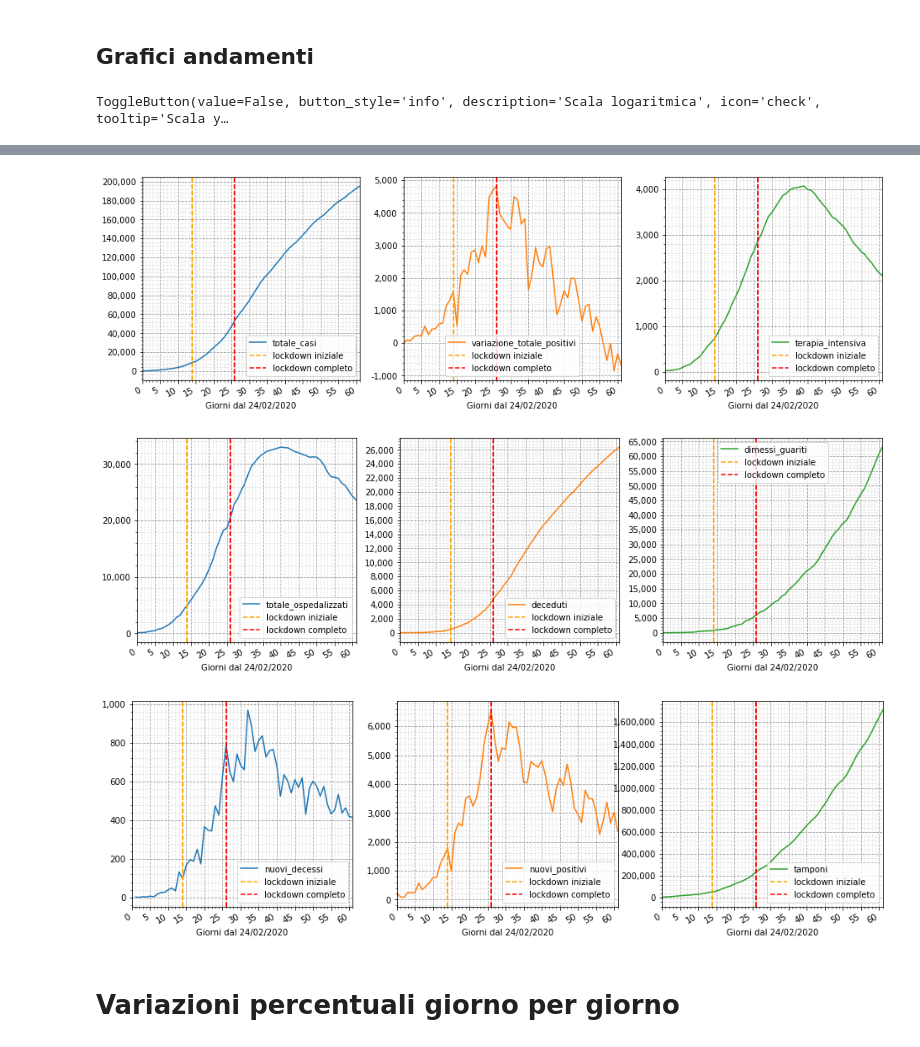
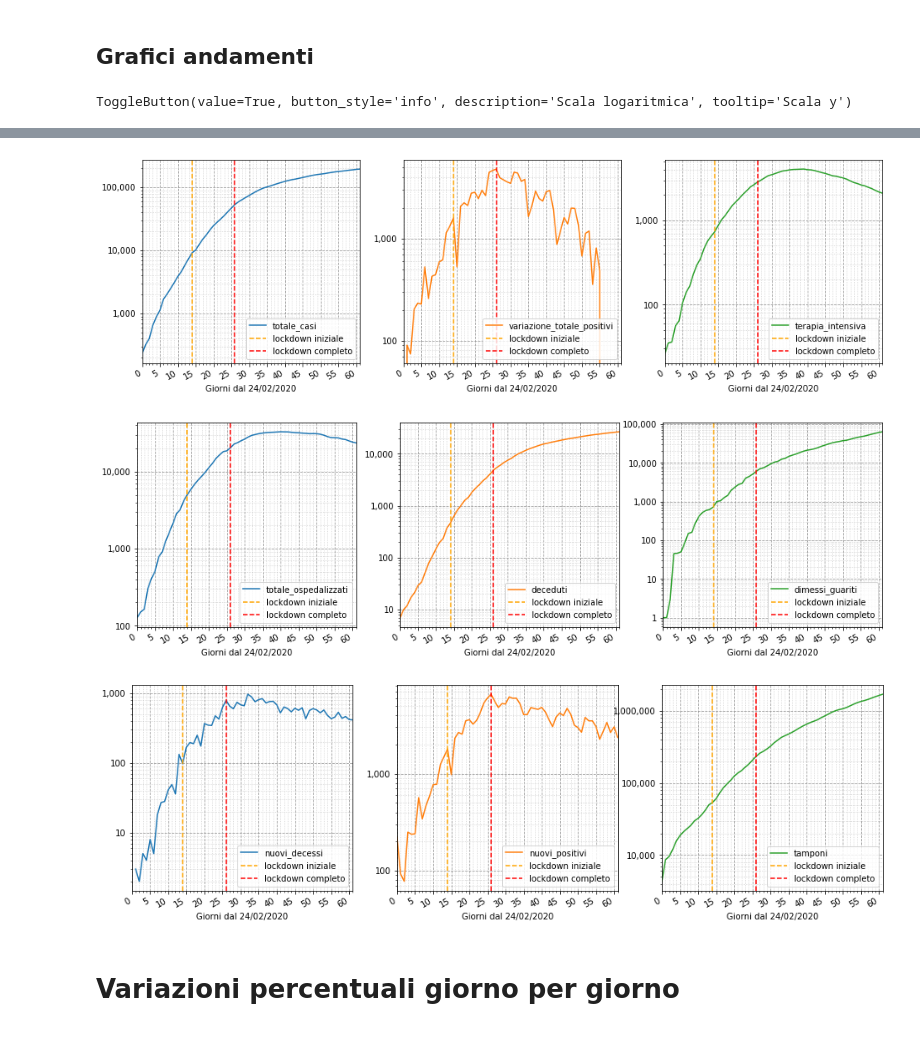
Before and after one commit to iosand71/covid19, a Jupyter notebook: covid19-italia.ipynb, the cells around one changed output, grey strips where cells are left out. Saved outputs shown, nothing was run; the diff lists cells and outputs as text; code cells hidden in the pictures.

```diff
--- a/covid19-italia.ipynb
+++ b/covid19-italia.ipynb
@@ -197,7 +197,7 @@ toggle_log = widgets.ToggleButton(
     disabled=False,
     button_style='info', # 'success', 'info', 'warning', 'danger' or ''
     tooltip='Scala y',
-    icon='check' # (FontAwesome names without the `fa-` prefix)
+    icon='' # (FontAwesome names without the `fa-` prefix)
 )
 
 def plot_func(columns):
@@ -295,4 +295,4 @@ output = widgets.Output()
 draw_plots()
 display(output)
 # %% [output]
-ToggleButton(value=False, button_style='info', description='Scala logaritmica', icon='check', tooltip='Scala y…
+ToggleButton(value=True, button_style='info', description='Scala logaritmica', tooltip='Scala y')
@@ -300,6 +299,6 @@ ToggleButton(value=False, button_style='info', description='Scala logaritmica',
-[figure, old version]
+[figure, new version]
-[figure, old version]
+[figure, new version]
-[figure, old version]
+[figure, new version]
 # %% [markdown]
 # Variazioni percentuali giorno per giorno
 # %%
```
Also changed, not shown: parts of 4 cells of this notebook.
